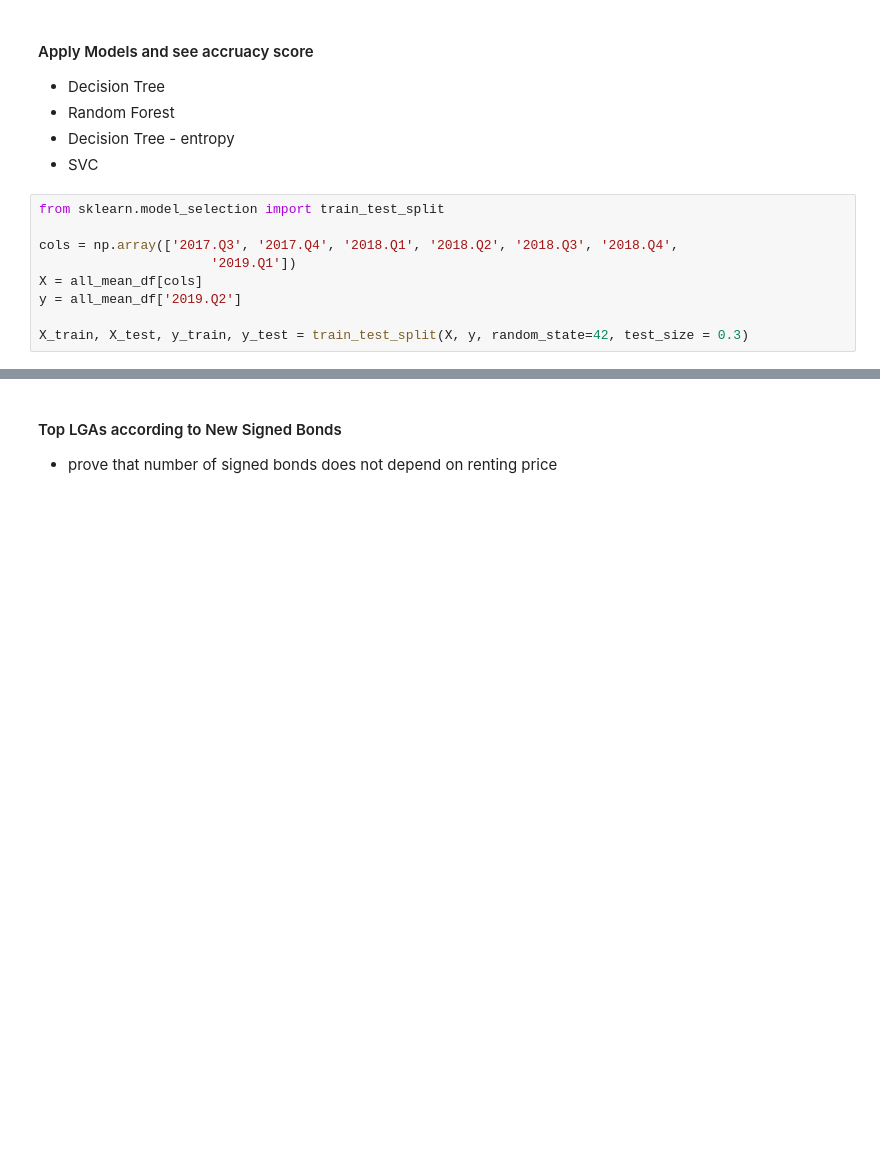
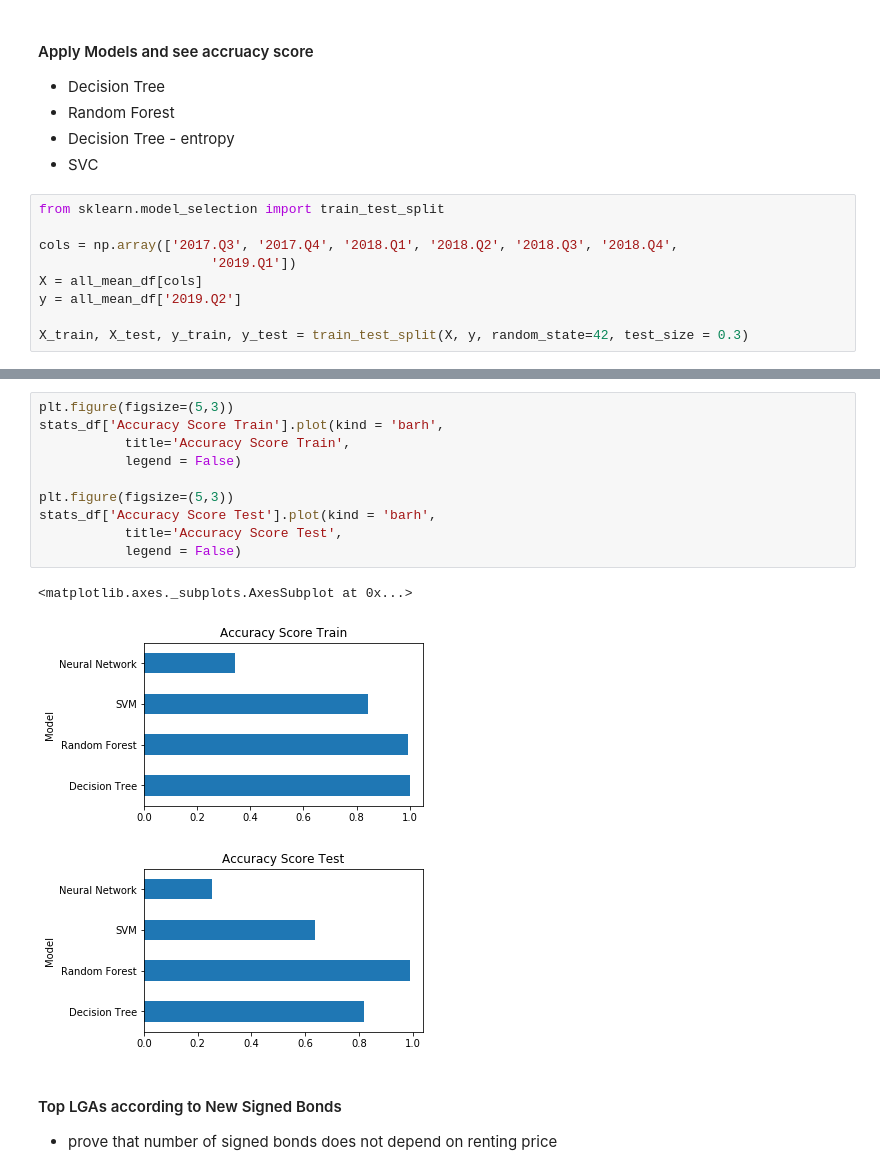
Before and after one commit to alyssa-raphaella/ITEC657_Project_GroupB, a Jupyter notebook: Rent_Data_ntbk.ipynb, the cells around one changed output, grey strips where cells are left out. Saved outputs shown, nothing was run; the diff lists cells and outputs as text; blank space fills up the shorter version.

```diff
--- a/Rent_Data_ntbk.ipynb
+++ b/Rent_Data_ntbk.ipynb
@@ -317,3 +354,17 @@ Accuracy in testing set:  0.600
+# %%
+plt.figure(figsize=(5,3))
+stats_df['Accuracy Score Train'].plot(kind = 'barh',
+           title='Accuracy Score Train',
+           legend = False)
+
+plt.figure(figsize=(5,3))
+stats_df['Accuracy Score Test'].plot(kind = 'barh',
+           title='Accuracy Score Test',
+           legend = False)
+# %% [output]
+<matplotlib.axes._subplots.AxesSubplot at 0x...>
+[figure, added]
+[figure, added]
 # %% [markdown]
 #### Top LGAs according to New Signed Bonds
 * prove that number of signed bonds does not depend on renting price
```
Also changed, not shown: parts of 21 cells of this notebook.
